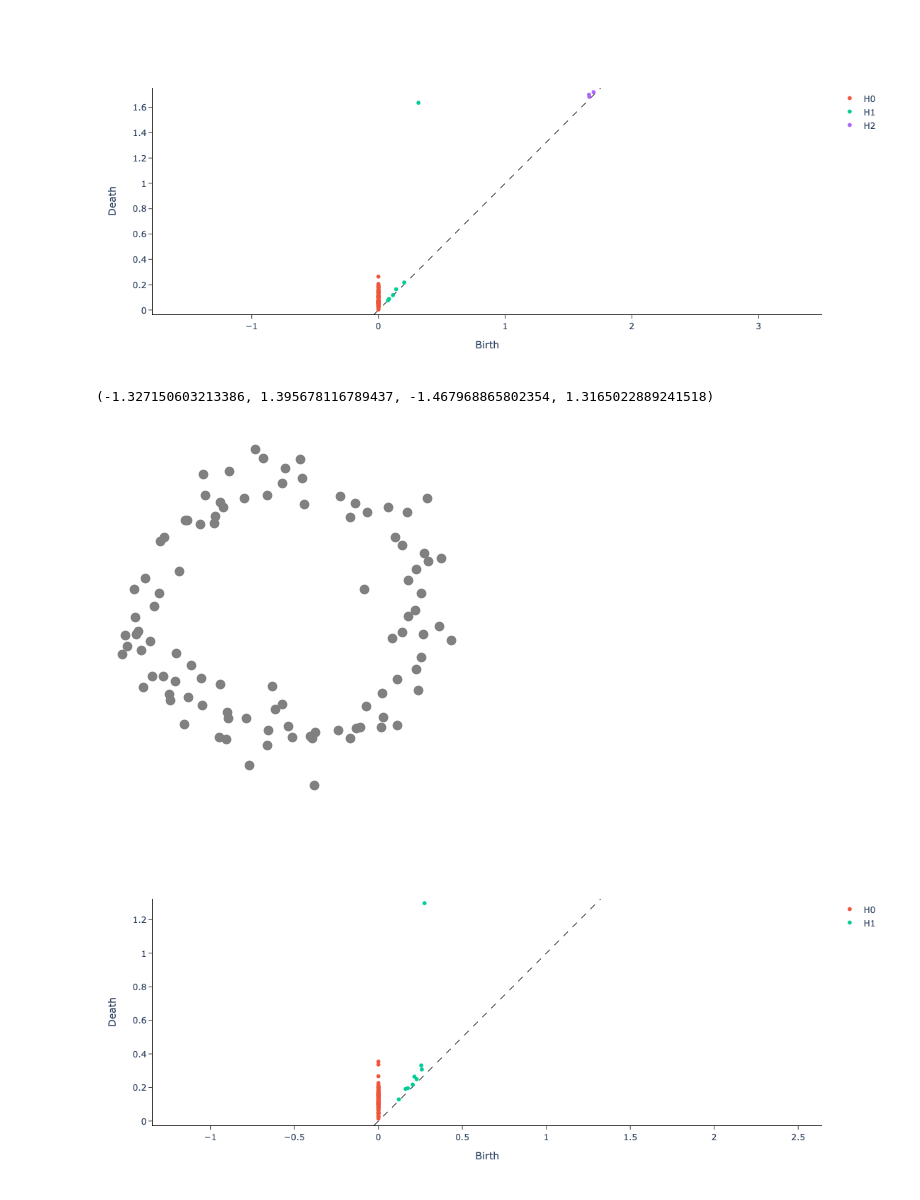
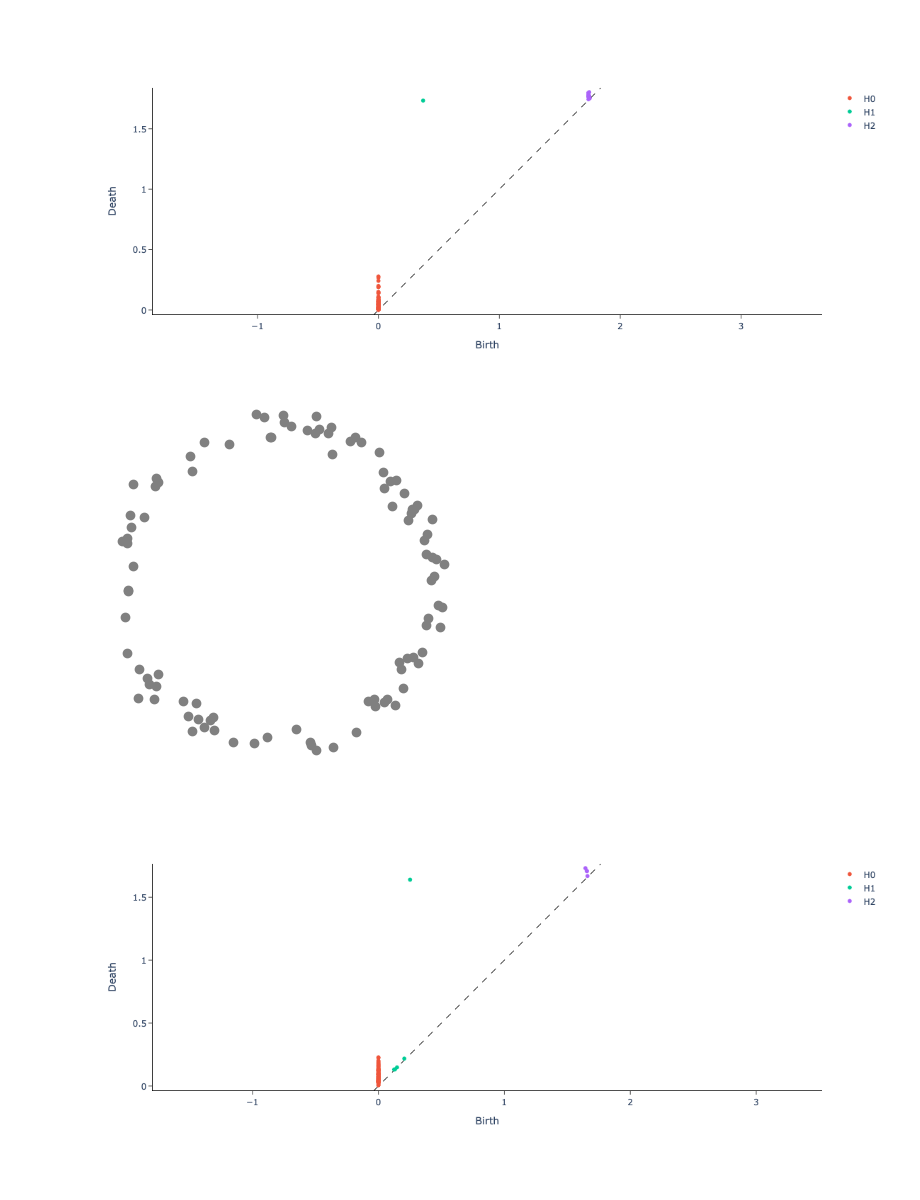
Before and after one commit to peppey/Topological-Data-Analysis-on-Brain-Data, a Jupyter notebook: Toy_Example/Compute_Persistence_Diagrams.ipynb, the cells around one changed output. Drawn from its saved outputs; the diff is of its cells as text; code cells hidden in the pictures.

```diff
--- a/Toy_Example/Compute_Persistence_Diagrams.ipynb
+++ b/Toy_Example/Compute_Persistence_Diagrams.ipynb
@@ -34,25 +34,27 @@ persistence = VietorisRipsPersistence(
 
 point_cloud_array = np.array([list(t) for t in point_cloud])
 
-persistence_diagram = persistence.fit_transform(point_cloud_array[None, :, :])
+persistence_diagram1 = persistence.fit_transform(point_cloud_array[None, :, :])
 # %%
-persistence.plot(persistence_diagram)
+persistence.plot(persistence_diagram1)
 # %% [output]
-[figure, old version]
+[figure, new version]
 # %%
-point_cloud = [sample_point(radius=1, std = 0.15) for _ in range(100)]
+# Medium amount of noise
+point_cloud = [sample_point(radius=1, std = 0.05) for _ in range(100)]
 
 plt.scatter(*zip(*point_cloud), c="grey")
 plt.gca().set_aspect('equal') # Set axes to equal scaling
 plt.axis('off')
+plt.savefig("Medium_noise.png")
+plt.show()
 # %% [output]
-(-1.327150603213386, 1.395678116789437, -1.467968865802354, 1.3165022889241518)
-[figure, old version]
+[figure, new version]
 # %%
 point_cloud_array = np.array([list(t) for t in point_cloud])
 
-persistence_diagram = persistence.fit_transform(point_cloud_array[None, :, :])
-persistence.plot(persistence_diagram)
+persistence_diagram2 = persistence.fit_transform(point_cloud_array[None, :, :])
+persistence.plot(persistence_diagram2)
 # %% [output]
-[figure, old version]
+[figure, new version]
 # %%
```
Also changed, not shown: parts of 12 cells of this notebook, 1 other file.
